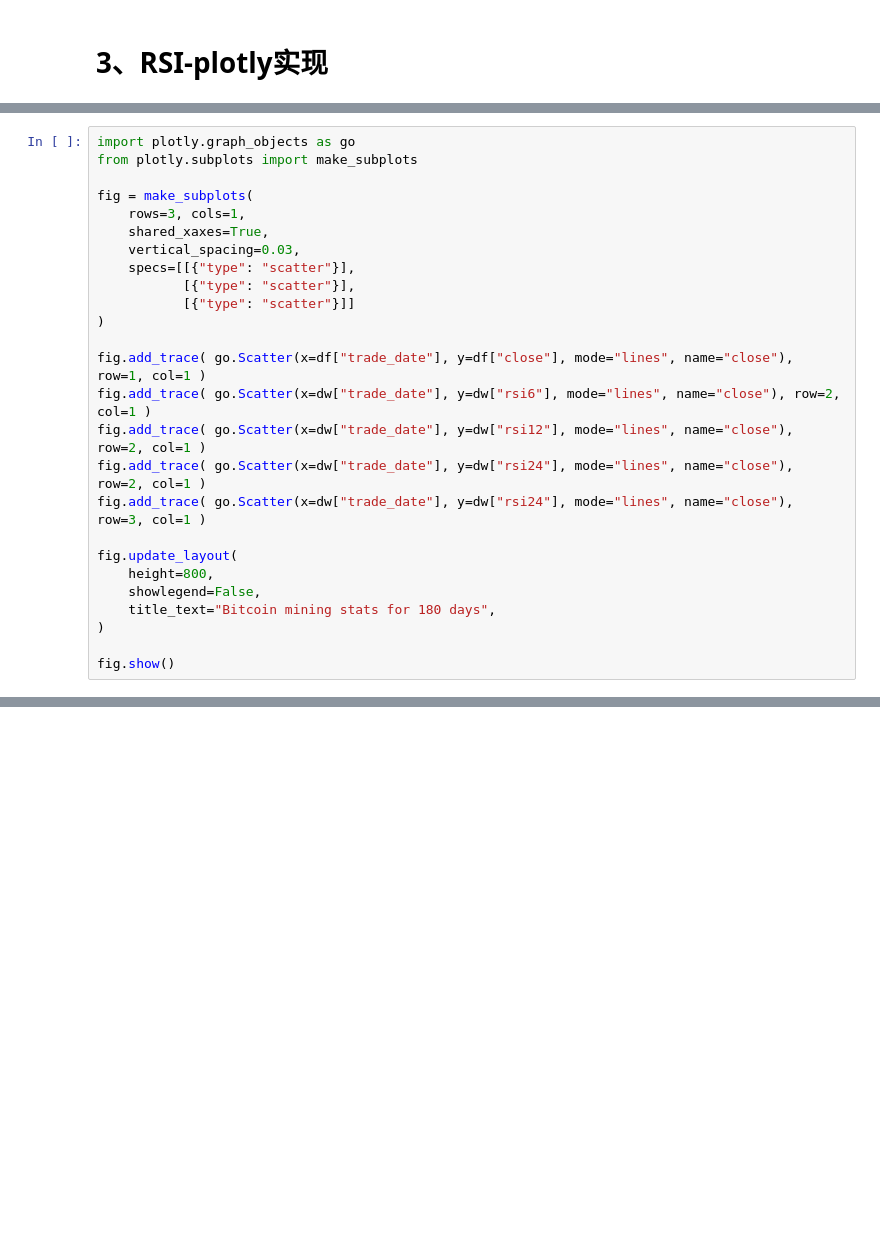
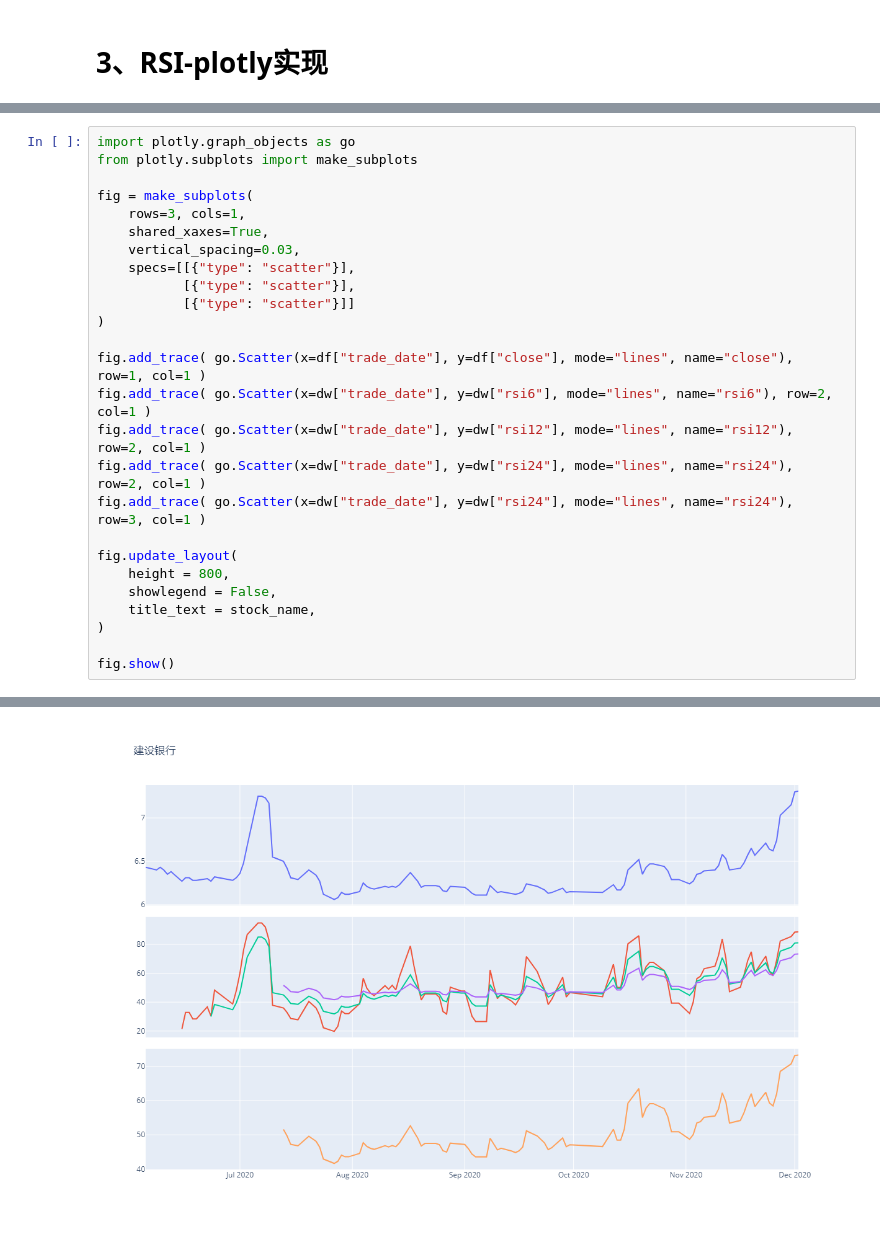
Before and after one commit to Yusheng0313/JNB_WS, a Jupyter notebook: STOCK/ANA_rsi.ipynb, the cells around one changed output, grey strips where cells are left out. Drawn from its saved outputs; the diff is of its cells as text; blank space fills up the shorter version.

```diff
--- a/STOCK/ANA_rsi.ipynb
+++ b/STOCK/ANA_rsi.ipynb
@@ -167,15 +167,15 @@ fig = make_subplots(
 )
 
 fig.add_trace( go.Scatter(x=df["trade_date"], y=df["close"], mode="lines", name="close"), row=1, col=1 )
-fig.add_trace( go.Scatter(x=dw["trade_date"], y=dw["rsi6"], mode="lines", name="close"), row=2, col=1 )
-fig.add_trace( go.Scatter(x=dw["trade_date"], y=dw["rsi12"], mode="lines", name="close"), row=2, col=1 )
-fig.add_trace( go.Scatter(x=dw["trade_date"], y=dw["rsi24"], mode="lines", name="close"), row=2, col=1 )
-fig.add_trace( go.Scatter(x=dw["trade_date"], y=dw["rsi24"], mode="lines", name="close"), row=3, col=1 )
+fig.add_trace( go.Scatter(x=dw["trade_date"], y=dw["rsi6"], mode="lines", name="rsi6"), row=2, col=1 )
+fig.add_trace( go.Scatter(x=dw["trade_date"], y=dw["rsi12"], mode="lines", name="rsi12"), row=2, col=1 )
+fig.add_trace( go.Scatter(x=dw["trade_date"], y=dw["rsi24"], mode="lines", name="rsi24"), row=2, col=1 )
+fig.add_trace( go.Scatter(x=dw["trade_date"], y=dw["rsi24"], mode="lines", name="rsi24"), row=3, col=1 )
 
 fig.update_layout(
-    height=800,
-    showlegend=False,
-    title_text="Bitcoin mining stats for 180 days",
+    height = 800,
+    showlegend = False,
+    title_text = stock_name,
 )
 
 fig.show()
@@ -183,0 +183 @@ fig.show()
+[figure, added]
```
Also changed, not shown: parts of 6 cells of this notebook, 5 other files.
